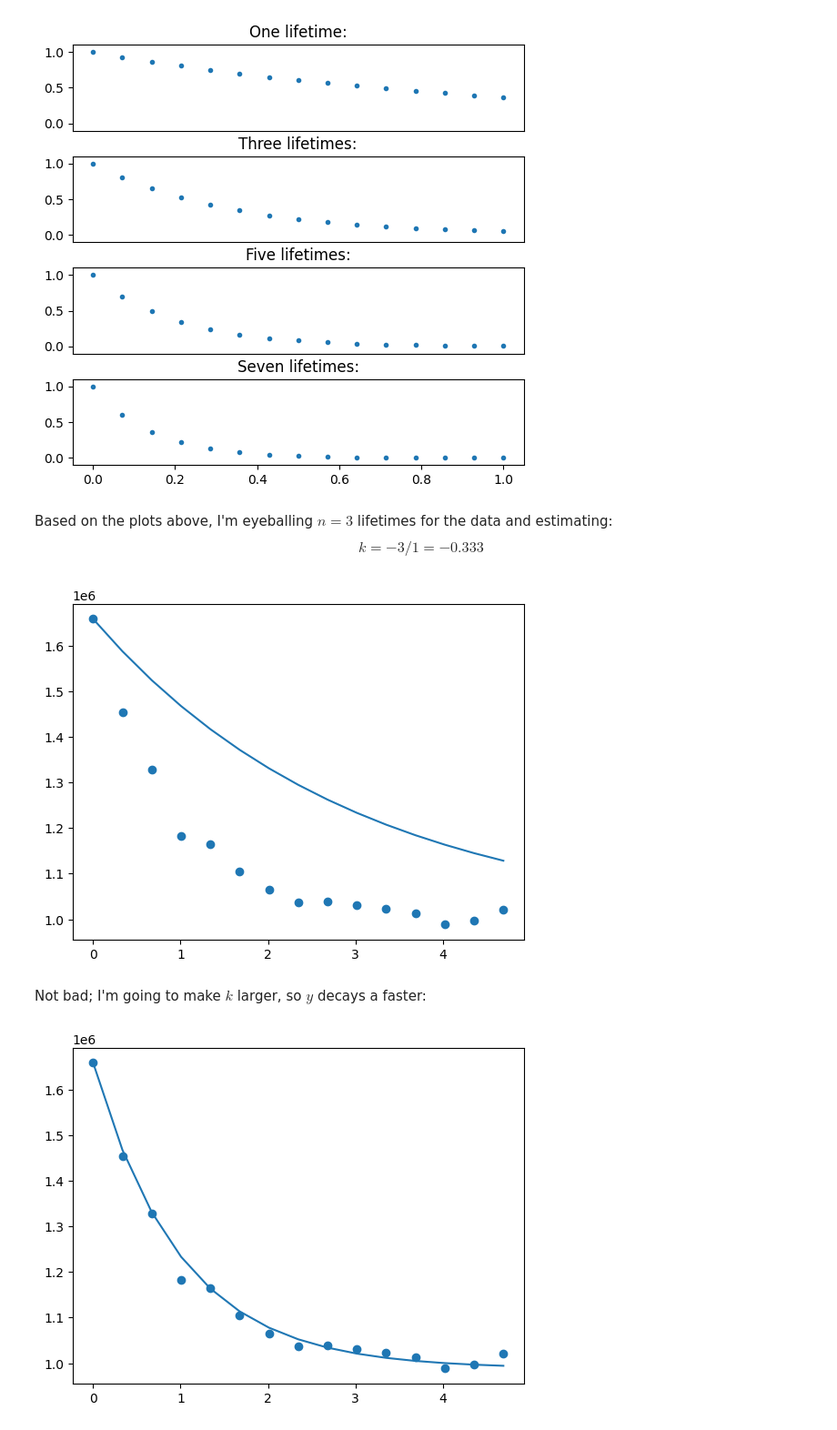
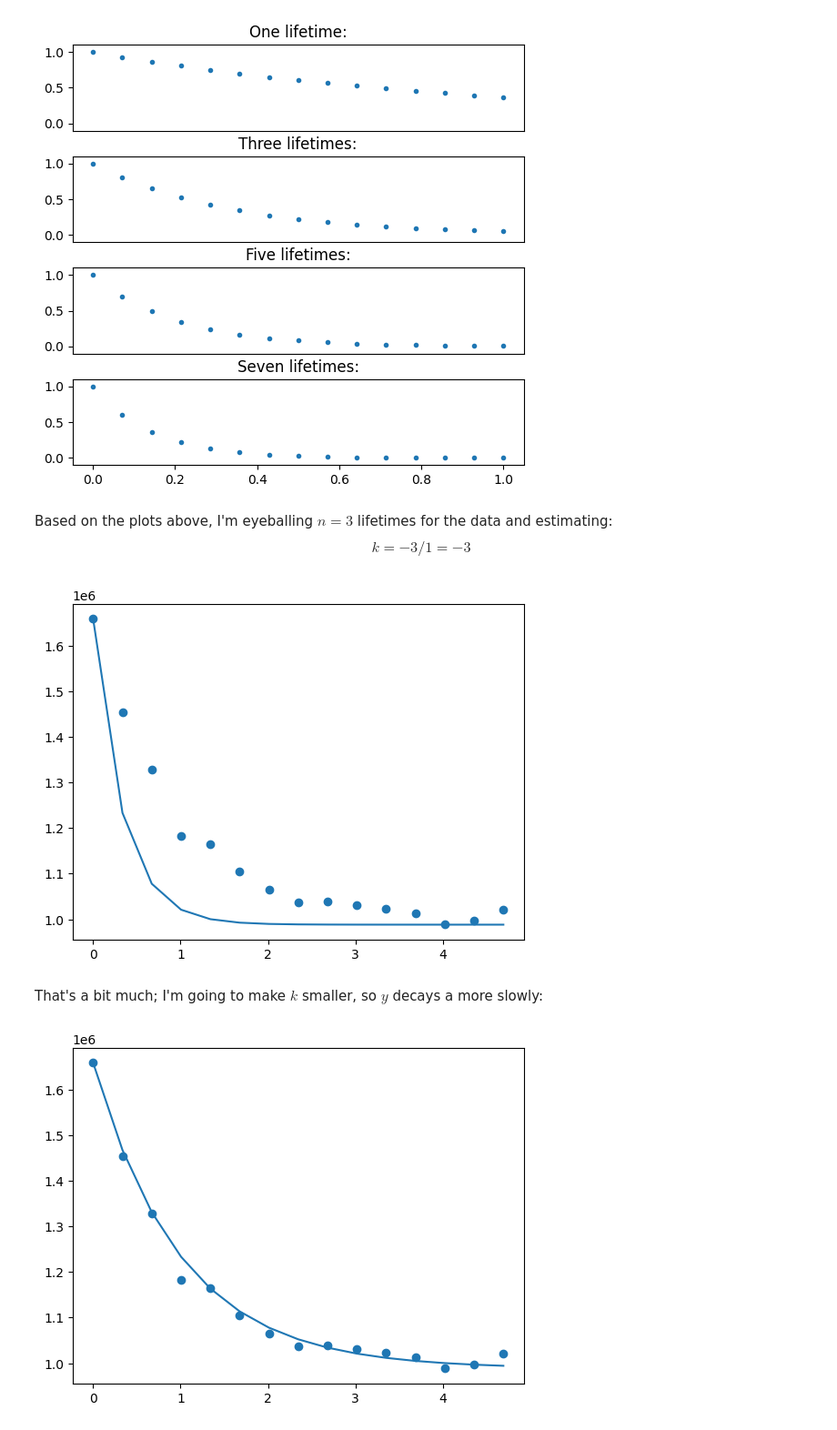
Before and after one commit to dmmorganphd/intro_curve_fitting_python, a Jupyter notebook: exponential_solutions.ipynb, the cells around one changed output. Shown: that part at 91% size. Cells and saved outputs as stored; diff of their text form; code cells hidden in the pictures.

```diff
--- a/exponential_solutions.ipynb
+++ b/exponential_solutions.ipynb
@@ -27,22 +28,4 @@ def genexpfunc(x, a, k, c):
 # %%
 # dataset exponential1.csv
 fn = basedir+'/exponential_data/exponential1.csv'
-
-x = []
-y = []
-
-inf = open(fn)
-
-for line in inf:
-    line = line.rstrip()
-    la = line.split(',')
-    x.append(float(la[0]))
-    y.append(float(la[1]))
-
-inf.close()
-
-x=np.array(x)
-y=np.array(y)
-
-plt.scatter(x,y)
-plt.show()
+x,y = csv2xy(fn)
@@ -117,17 +104,17 @@ plt.show()
 [figure]
 # %% [markdown]
 Based on the plots above, I'm eyeballing $n=3$ lifetimes for the data and estimating:
-$$k=-3/1=-0.333$$
+$$k=-3/1=-3$$
 # %%
-k=-1/3
+k=-3
 # initial values of parameters
 p = np.array([a,k,c])
 
 plt.plot(x, genexpfunc(x, *p))
 plt.scatter(x,y)
 plt.show()
 # %% [output]
-[figure, old version]
+[figure, new version]
 # %% [markdown]
-Not bad; I'm going to make $k$ larger, so $y$ decays a faster:
+That's a bit much; I'm going to make $k$ smaller, so $y$ decays a more slowly:
 # %%
```
Also changed, not shown: parts of 23 cells of this notebook, 49 other files.
